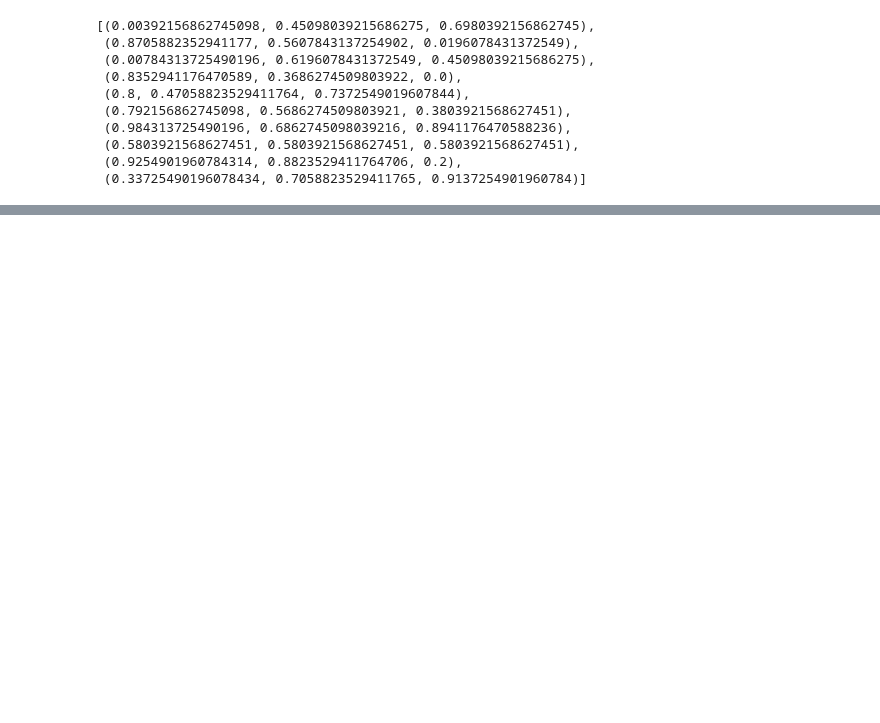
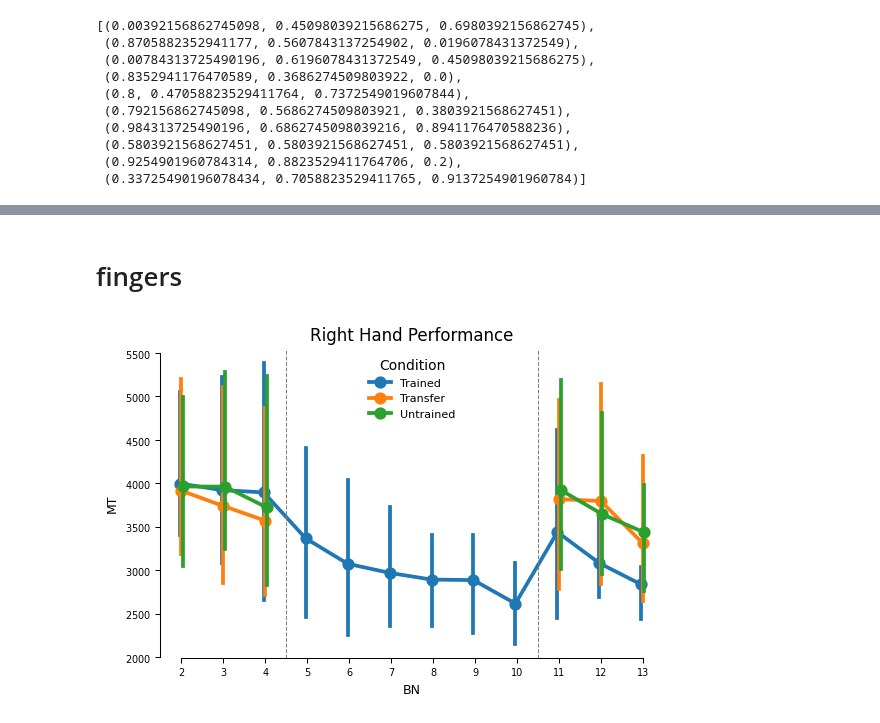
Before and after one commit to manazerzadeh/SequenceFingerSpeech, a Jupyter notebook: FingerAnalysis.ipynb, the cells around one changed output, grey strips where cells are left out. Cells and saved outputs as stored; diff of their text form; code cells hidden in the pictures; blank space fills up the shorter version.

```diff
--- a/FingerAnalysis.ipynb
+++ b/FingerAnalysis.ipynb
@@ -188,0 +215,46 @@ sns.pointplot(data=subjs_grouped, x='BN', y='ET', hue='effector+isTrain', dodge
+# %% [markdown]
+# fingers
+# %%
+set_figure_style(scale="2col")
+
+subjs_correct = subjs[subjs['isError'] == 0]
+subjs_grouped = subjs_correct.groupby(['BN', 'SubNum', 'effector+isTrain', 'effector']).agg({
+    'MT': 'median',
+    'count': 'sum'
+}).reset_index()
+
+
+# effector = finger (2)
+subjs_grouped = subjs_grouped[subjs_grouped['effector'] == 2]
+
+hue_order = ['2_trained', '2_transfer', '2_untrained']
+label_map = {
+    '2_trained': 'Trained',
+    '2_untrained': 'Untrained',
+    '2_transfer': 'Transfer'
+}
+
+ax = sns.pointplot(
+    data=subjs_grouped,
+    x='BN', y='MT',
+    hue='effector+isTrain',
+    hue_order=hue_order,
+    dodge=True
+)
+
+plt.axvline(x=2.5, color='gray', linestyle='--', linewidth=0.75)
+plt.axvline(x=8.5, color='gray', linestyle='--', linewidth=0.75)
+
+
+handles, labels = ax.get_legend_handles_labels()
+ax.legend(
+    handles,
+    [label_map.get(l, l) for l in labels],
+    title='Condition',
+    frameon=False
+)
+
+plt.title('Right Hand Performance')
+sns.despine(trim=True)
+# %% [output]
+[figure, added]
```
Also changed, not shown: parts of 15 cells of this notebook, 3 other files.
